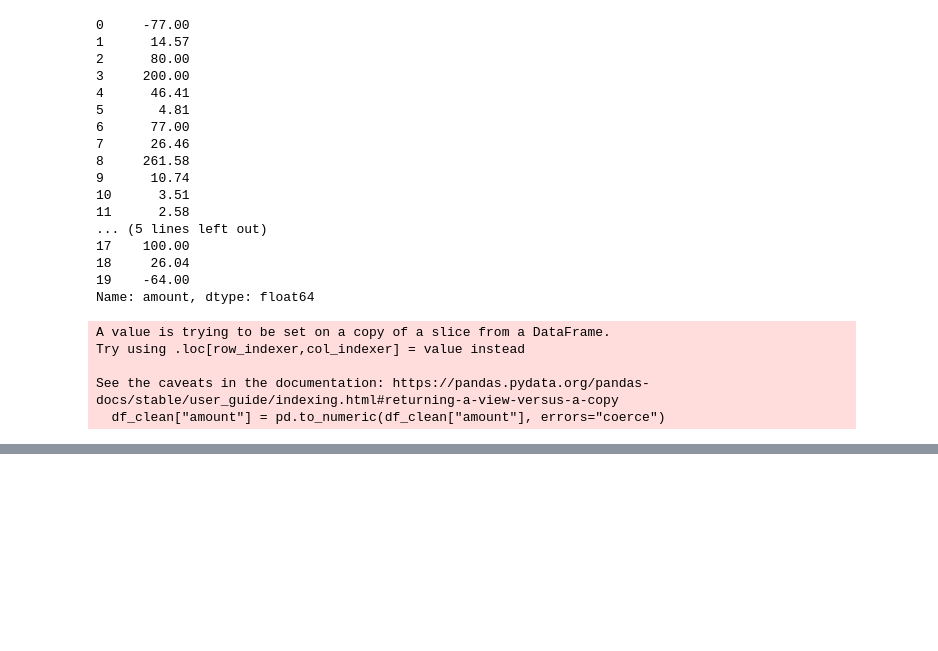
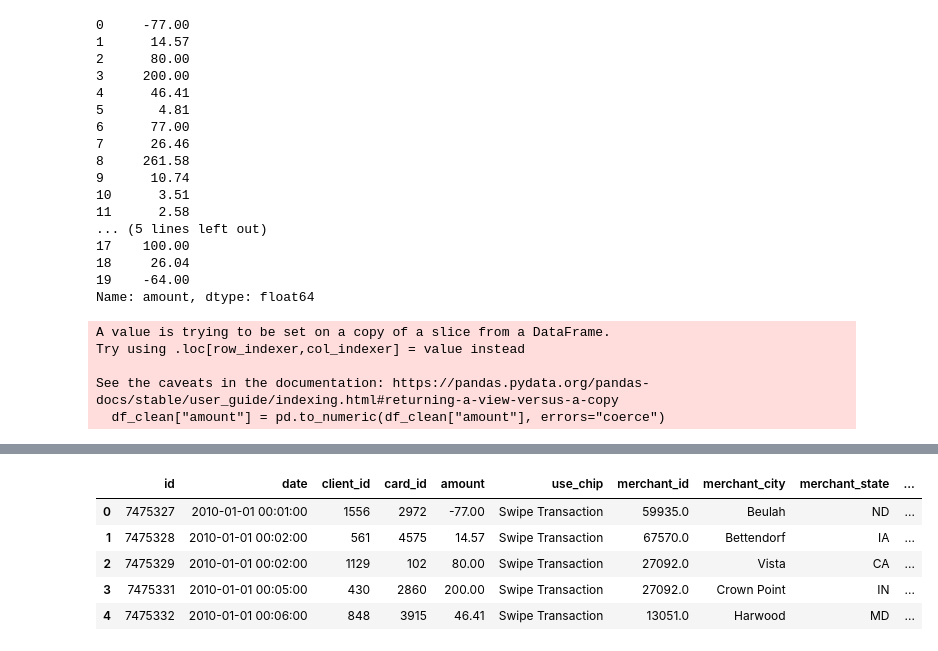
Before and after one commit to Aljawharah004/Bank-Analysis, a Jupyter notebook: datadrip.ipynb, the cells around one changed output, grey strips where cells are left out. Saved outputs shown, nothing was run; the diff lists cells and outputs as text; code cells hidden in the pictures; blank space fills up the shorter version.

```diff
--- a/datadrip.ipynb
+++ b/datadrip.ipynb
@@ -446,0 +284,33 @@ See the caveats in the documentation: https://pandas.pydata.org/pandas-docs/stab
+# %%
+import pandas as pd
+
+
+# Load your MCC lookup
+mcc_lookup = pd.read_csv("mcc_lookup_mastercard.csv")  # has columns mcc, mcc_name
+
+# Make sure MCC codes are strings & padded to 4 digits
+df_clean["mcc"] = df_clean["mcc"].astype(str).str.zfill(4)
+mcc_lookup["mcc"] = mcc_lookup["mcc"].astype(str).str.zfill(4)
+
+# Merge directly
+tx_enriched = df_clean.merge(mcc_lookup, on="mcc", how="left")
+
+# Fill missing MCC names
+tx_enriched["mcc_name"] = tx_enriched["mcc_name"].fillna("Unknown MCC")
+
+# 6Add your bucket logic
+bucket_map = {
+    "5813.0": "Food & Drink",
+    "5499.0": "Groceries",
+    "5311.0": "Retail",
+    "4829.0": "Financial",
+    "5942.0": "Retail",
+    "4784.0": "Transportation",
+    "7801.0": "Government"
+}
+tx_enriched["mcc_bucket"] = tx_enriched["mcc"].map(bucket_map).fillna("Other")
+
+# Save result
+tx_enriched.to_csv("transactions_with_mcc_names.csv", index=False)
+
+print("Saved with MCC names and buckets.")
@@ -446,0 +324,9 @@ See the caveats in the documentation: https://pandas.pydata.org/pandas-docs/stab
+# %%
+tx_enriched.head()
+# %% [output]
+|  | id | date | client_id | card_id | amount | use_chip | merchant_id | merchant_city | merchant_state | ... |
+| 0 | 7475327 | 2010-01-01 00:01:00 | 1556 | 2972 | -77.00 | Swipe Transaction | 59935.0 | Beulah | ND | ... |
+| 1 | 7475328 | 2010-01-01 00:02:00 | 561 | 4575 | 14.57 | Swipe Transaction | 67570.0 | Bettendorf | IA | ... |
+| 2 | 7475329 | 2010-01-01 00:02:00 | 1129 | 102 | 80.00 | Swipe Transaction | 27092.0 | Vista | CA | ... |
+| 3 | 7475331 | 2010-01-01 00:05:00 | 430 | 2860 | 200.00 | Swipe Transaction | 27092.0 | Crown Point | IN | ... |
+| 4 | 7475332 | 2010-01-01 00:06:00 | 848 | 3915 | 46.41 | Swipe Transaction | 13051.0 | Harwood | MD | ... |
```
Also changed, not shown: parts of 15 cells of this notebook.
